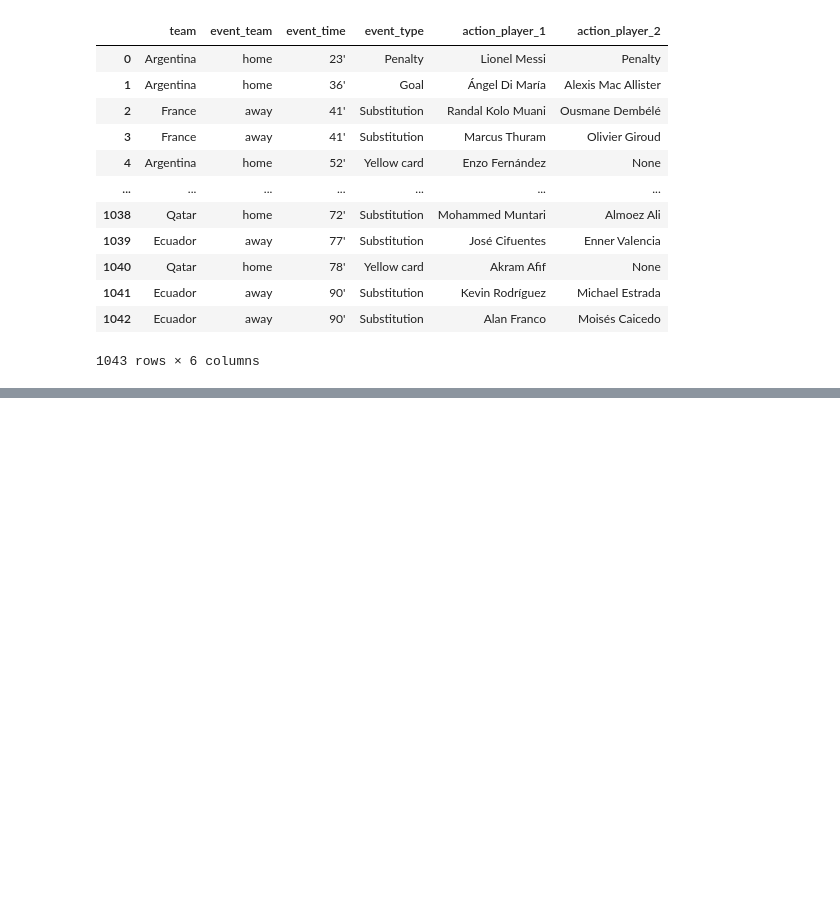
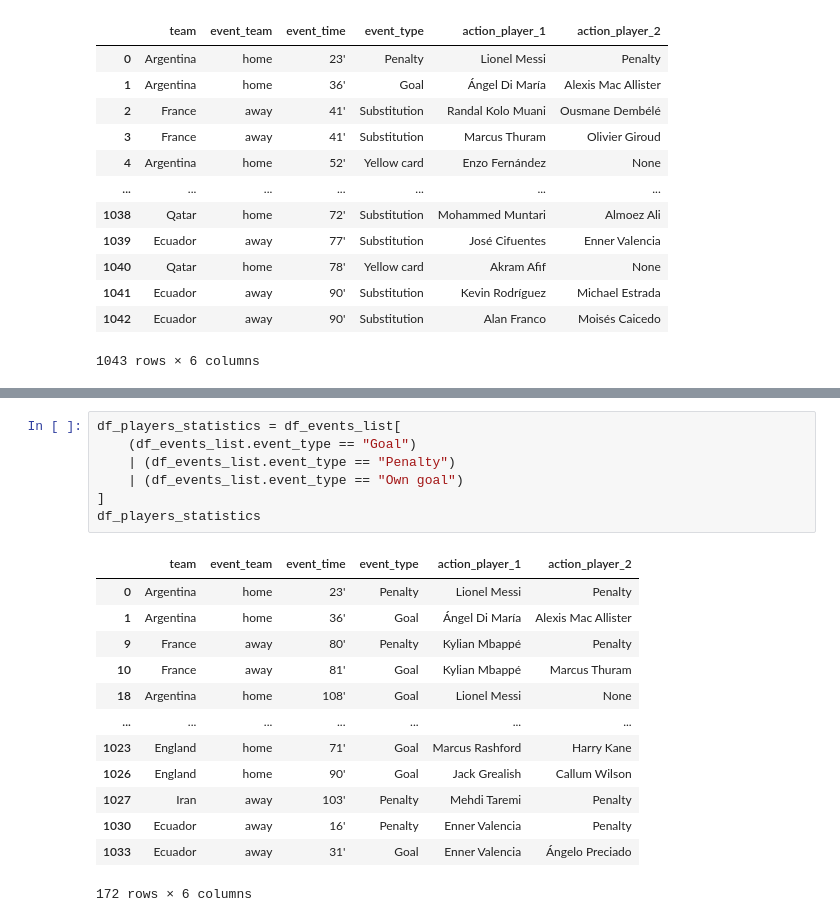
Before and after one commit to caiocmb7/projetos, a Jupyter notebook: ML&AI/world cup 2022/worldcup_eda.ipynb, the cells around one changed output, grey strips where cells are left out. Saved outputs shown, nothing was run; the diff lists cells and outputs as text; blank space fills up the shorter version.

```diff
--- a/ML&AI/world cup 2022/worldcup_eda.ipynb
+++ b/ML&AI/world cup 2022/worldcup_eda.ipynb
@@ -220,0 +241,21 @@ df_events_list
+# %%
+df_players_statistics = df_events_list[
+    (df_events_list.event_type == "Goal")
+    | (df_events_list.event_type == "Penalty")
+    | (df_events_list.event_type == "Own goal")
+]
+df_players_statistics
+# %% [output]
+|  | team | event_team | event_time | event_type | action_player_1 | action_player_2 |
+| 0 | Argentina | home | 23' | Penalty | Lionel Messi | Penalty |
+| 1 | Argentina | home | 36' | Goal | Ángel Di María | Alexis Mac Allister |
+| 9 | France | away | 80' | Penalty | Kylian Mbappé | Penalty |
+| 10 | France | away | 81' | Goal | Kylian Mbappé | Marcus Thuram |
+| 18 | Argentina | home | 108' | Goal | Lionel Messi | None |
+| ... | ... | ... | ... | ... | ... | ... |
+| 1023 | England | home | 71' | Goal | Marcus Rashford | Harry Kane |
+| 1026 | England | home | 90' | Goal | Jack Grealish | Callum Wilson |
+| 1027 | Iran | away | 103' | Penalty | Mehdi Taremi | Penalty |
+| 1030 | Ecuador | away | 16' | Penalty | Enner Valencia | Penalty |
+| 1033 | Ecuador | away | 31' | Goal | Enner Valencia | Ángelo Preciado |
+172 rows × 6 columns
```
Also changed, not shown: parts of 3 cells of this notebook.
